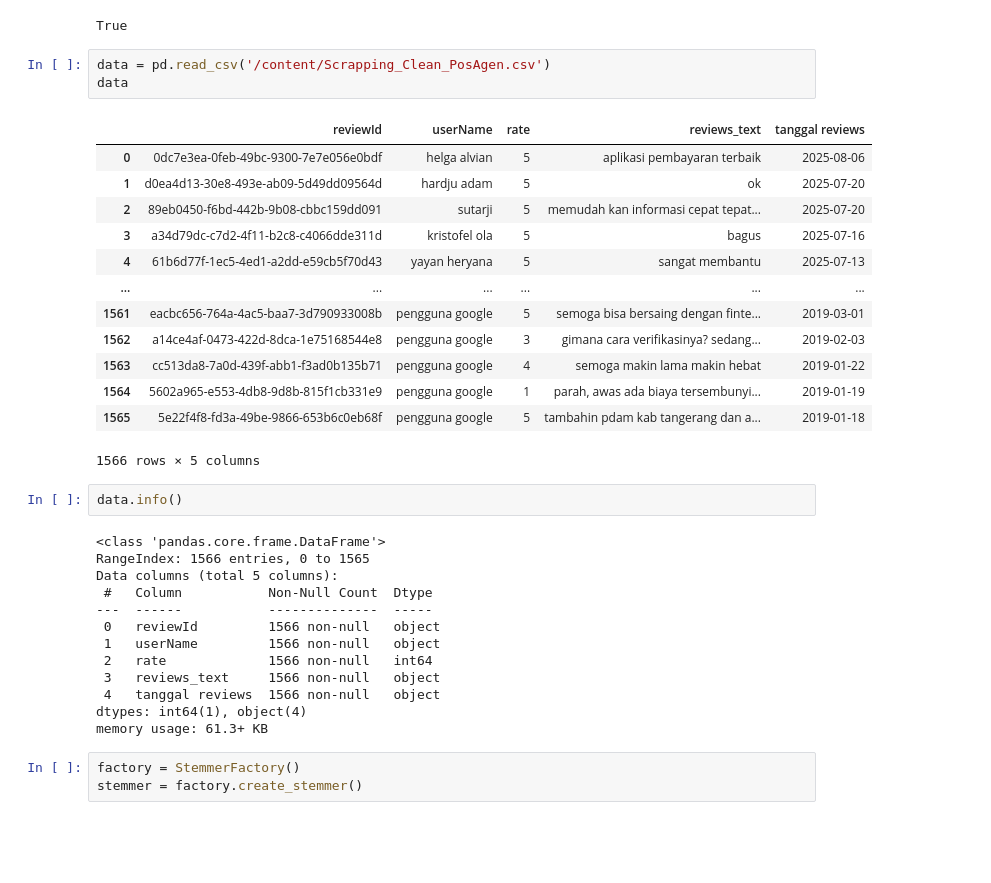
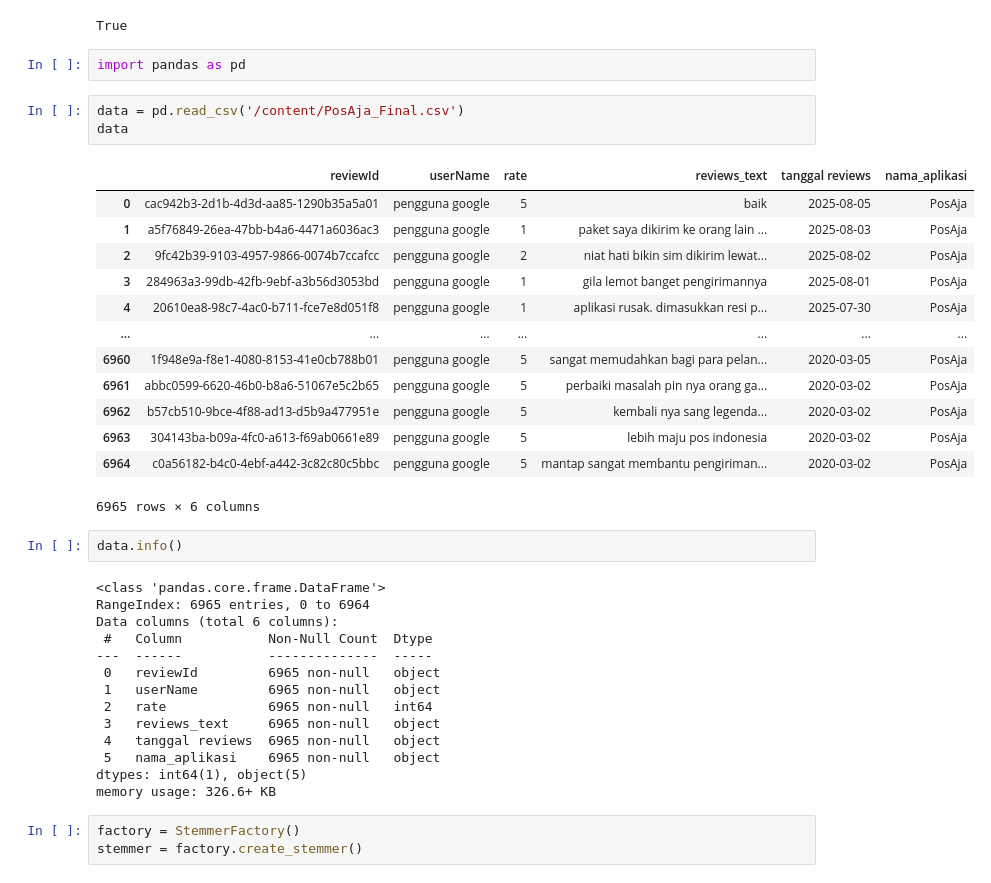
Before and after one commit to AhmadMugiar/WEB_SCRAPPING_KP, a Jupyter notebook: Analisis_Sentimen_Aplikasi_PosAgen.ipynb, the cells around one changed output. Cells and saved outputs as stored; diff of their text form; blank space fills up the shorter version.

```diff
--- a/Analisis_Sentimen_Aplikasi_PosAgen.ipynb
+++ b/Analisis_Sentimen_Aplikasi_PosAgen.ipynb
@@ -67,38 +67,41 @@ nltk.download('stopwords')
 [nltk_data] Downloading package stopwords to /root/nltk_data...
 [nltk_data]   Unzipping corpora/stopwords.zip.
 True
+# %%
+import pandas as pd
 # %%
-data = pd.read_csv('/content/Scrapping_Clean_PosAgen.csv')
+data = pd.read_csv('/content/PosAja_Final.csv')
 data
 # %% [output]
-|  | reviewId | userName | rate | reviews_text | tanggal reviews |
-| 0 | 0dc7e3ea-0feb-49bc-9300-7e7e056e0bdf | helga alvian | 5 | aplikasi pembayaran terbaik | 2025-08-06 |
-| 1 | d0ea4d13-30e8-493e-ab09-5d49dd09564d | hardju adam | 5 | ok | 2025-07-20 |
-| 2 | 89eb0450-f6bd-442b-9b08-cbbc159dd091 | sutarji | 5 | memudah kan informasi cepat tepat... | 2025-07-20 |
-| 3 | a34d79dc-c7d2-4f11-b2c8-c4066dde311d | kristofel ola | 5 | bagus | 2025-07-16 |
-| 4 | 61b6d77f-1ec5-4ed1-a2dd-e59cb5f70d43 | yayan heryana | 5 | sangat membantu | 2025-07-13 |
-| ... | ... | ... | ... | ... | ... |
-| 1561 | eacbc656-764a-4ac5-baa7-3d790933008b | pengguna google | 5 | semoga bisa bersaing dengan finte... | 2019-03-01 |
-| 1562 | a14ce4af-0473-422d-8dca-1e75168544e8 | pengguna google | 3 | gimana cara verifikasinya? sedang... | 2019-02-03 |
-| 1563 | cc513da8-7a0d-439f-abb1-f3ad0b135b71 | pengguna google | 4 | semoga makin lama makin hebat | 2019-01-22 |
-| 1564 | 5602a965-e553-4db8-9d8b-815f1cb331e9 | pengguna google | 1 | parah, awas ada biaya tersembunyi... | 2019-01-19 |
-| 1565 | 5e22f4f8-fd3a-49be-9866-653b6c0eb68f | pengguna google | 5 | tambahin pdam kab tangerang dan a... | 2019-01-18 |
+|  | reviewId | userName | rate | reviews_text | tanggal reviews | nama_aplikasi |
+| 0 | cac942b3-2d1b-4d3d-aa85-1290b35a5a01 | pengguna google | 5 | baik | 2025-08-05 | PosAja |
+| 1 | a5f76849-26ea-47bb-b4a6-4471a6036ac3 | pengguna google | 1 | paket saya dikirim ke orang lain ... | 2025-08-03 | PosAja |
+| 2 | 9fc42b39-9103-4957-9866-0074b7ccafcc | pengguna google | 2 | niat hati bikin sim dikirim lewat... | 2025-08-02 | PosAja |
+| 3 | 284963a3-99db-42fb-9ebf-a3b56d3053bd | pengguna google | 1 | gila lemot banget pengirimannya | 2025-08-01 | PosAja |
+| 4 | 20610ea8-98c7-4ac0-b711-fce7e8d051f8 | pengguna google | 1 | aplikasi rusak. dimasukkan resi p... | 2025-07-30 | PosAja |
+| ... | ... | ... | ... | ... | ... | ... |
+| 6960 | 1f948e9a-f8e1-4080-8153-41e0cb788b01 | pengguna google | 5 | sangat memudahkan bagi para pelan... | 2020-03-05 | PosAja |
+| 6961 | abbc0599-6620-46b0-b8a6-51067e5c2b65 | pengguna google | 5 | perbaiki masalah pin nya orang ga... | 2020-03-02 | PosAja |
+| 6962 | b57cb510-9bce-4f88-ad13-d5b9a477951e | pengguna google | 5 | kembali nya sang legenda... | 2020-03-02 | PosAja |
+| 6963 | 304143ba-b09a-4fc0-a613-f69ab0661e89 | pengguna google | 5 | lebih maju pos indonesia | 2020-03-02 | PosAja |
+| 6964 | c0a56182-b4c0-4ebf-a442-3c82c80c5bbc | pengguna google | 5 | mantap sangat membantu pengiriman... | 2020-03-02 | PosAja |
-1566 rows × 5 columns
+6965 rows × 6 columns
 # %%
 data.info()
 # %% [output]
 <class 'pandas.core.frame.DataFrame'>
-RangeIndex: 1566 entries, 0 to 1565
-Data columns (total 5 columns):
+RangeIndex: 6965 entries, 0 to 6964
+Data columns (total 6 columns):
  #   Column           Non-Null Count  Dtype
 ---  ------           --------------  -----
- 0   reviewId         1566 non-null   object
- 1   userName         1566 non-null   object
- 2   rate             1566 non-null   int64
- 3   reviews_text     1566 non-null   object
- 4   tanggal reviews  1566 non-null   object
-dtypes: int64(1), object(4)
-memory usage: 61.3+ KB
+ 0   reviewId         6965 non-null   object
+ 1   userName         6965 non-null   object
+ 2   rate             6965 non-null   int64
+ 3   reviews_text     6965 non-null   object
+ 4   tanggal reviews  6965 non-null   object
+ 5   nama_aplikasi    6965 non-null   object
+dtypes: int64(1), object(5)
+memory usage: 326.6+ KB
 # %%
 factory = StemmerFactory()
 stemmer = factory.create_stemmer()
```
Also changed, not shown: parts of 25 cells of this notebook.
